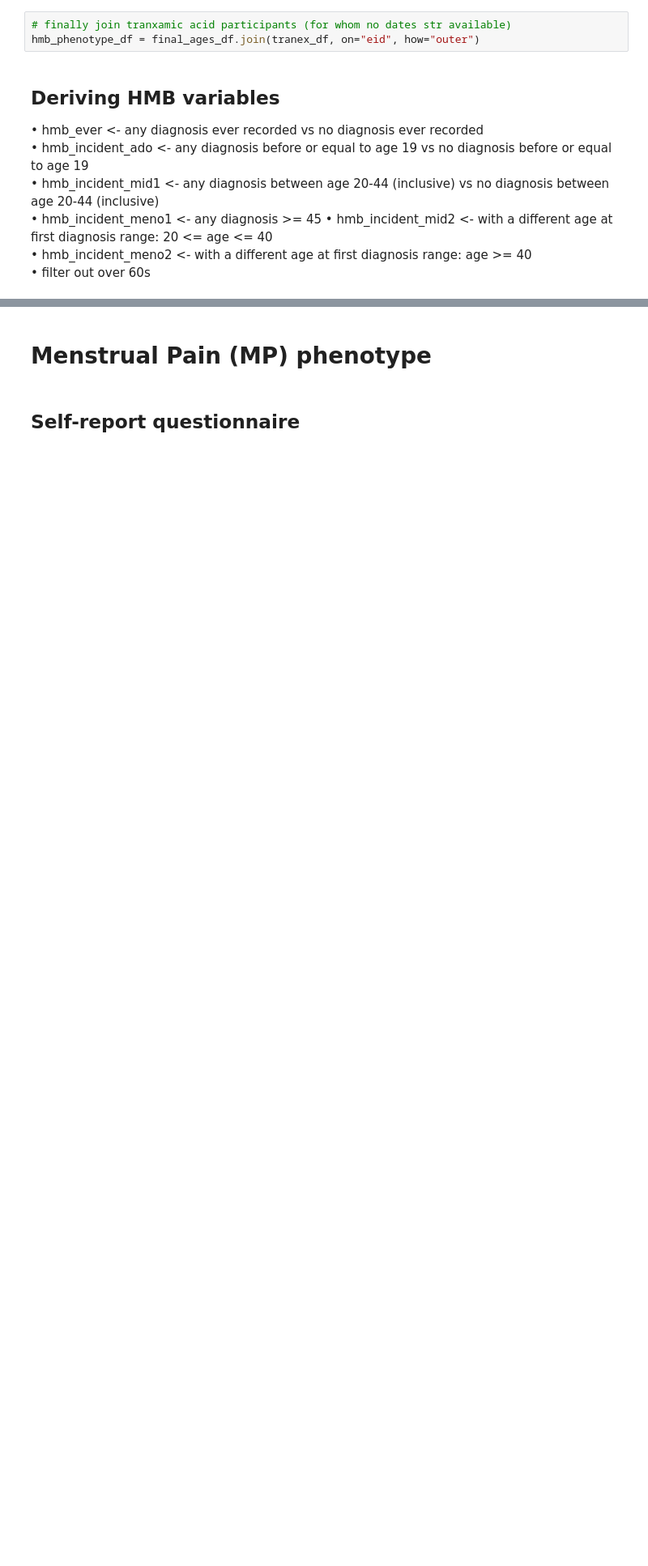
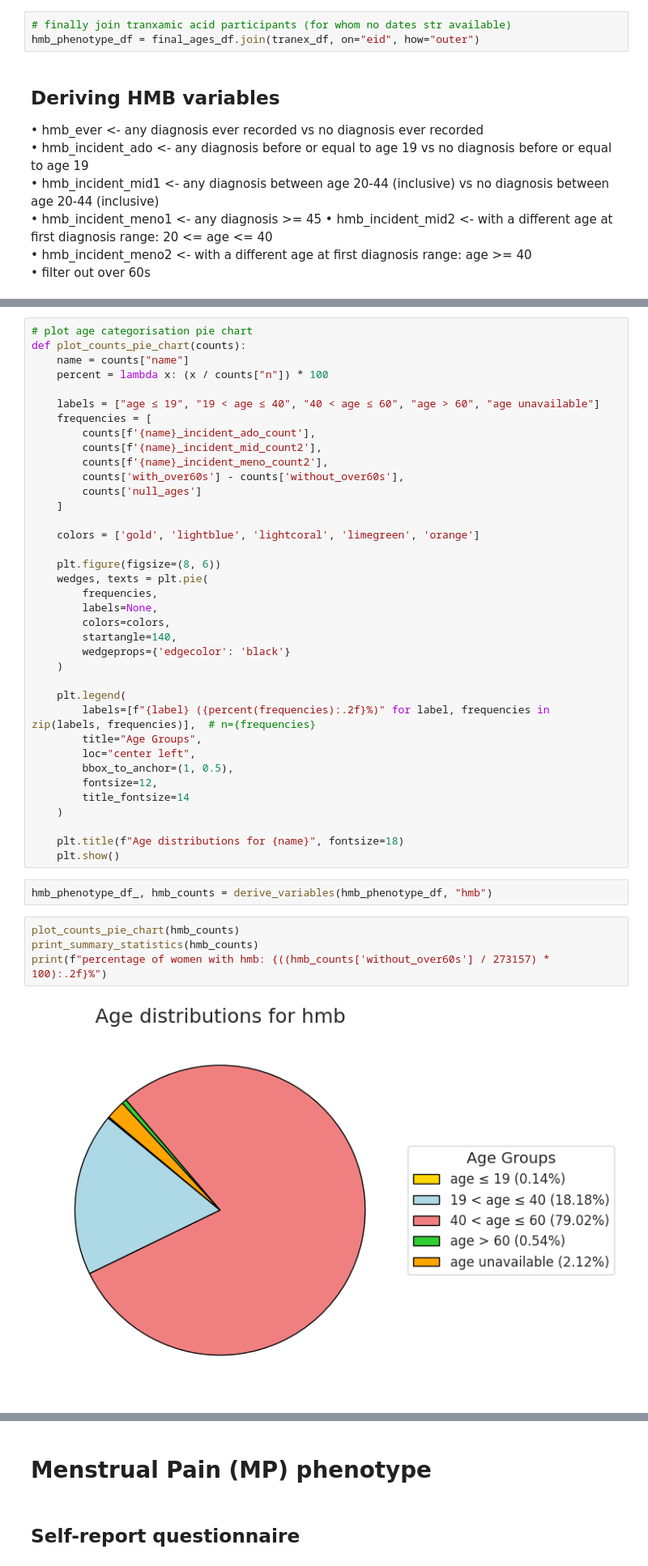
Before and after one commit to adamelkholyy/ukbython, a Jupyter notebook: main.ipynb, the cells around one changed output, grey strips where cells are left out. Shown at 81% size. Saved outputs shown, nothing was run; the diff lists cells and outputs as text; blank space fills up the shorter version.

```diff
--- a/main.ipynb
+++ b/main.ipynb
@@ -305,0 +299,45 @@ hmb_phenotype.csv saved successfully
+# %%
+# plot age categorisation pie chart
+def plot_counts_pie_chart(counts):
+    name = counts["name"]
+    percent = lambda x: (x / counts["n"]) * 100
+
+    labels = ["age ≤ 19", "19 < age ≤ 40", "40 < age ≤ 60", "age > 60", "age unavailable"]
+    frequencies = [
+        counts[f'{name}_incident_ado_count'],
+        counts[f'{name}_incident_mid_count2'],
+        counts[f'{name}_incident_meno_count2'],
+        counts['with_over60s'] - counts['without_over60s'],
+        counts['null_ages']
+    ]
+
+    colors = ['gold', 'lightblue', 'lightcoral', 'limegreen', 'orange']
+
+    plt.figure(figsize=(8, 6))
+    wedges, texts = plt.pie(
+        frequencies,
+        labels=None,
+        colors=colors,
+        startangle=140,
+        wedgeprops={'edgecolor': 'black'}
+    )
+
+    plt.legend(
+        labels=[f"{label} ({percent(frequencies):.2f}%)" for label, frequencies in zip(labels, frequencies)],  # n={frequencies}
+        title="Age Groups",
+        loc="center left",
+        bbox_to_anchor=(1, 0.5),
+        fontsize=12,
+        title_fontsize=14
+    )
+
+    plt.title(f"Age distributions for {name}", fontsize=18)
+    plt.show()
+# %%
+hmb_phenotype_df_, hmb_counts = derive_variables(hmb_phenotype_df, "hmb")
+# %%
+plot_counts_pie_chart(hmb_counts)
+print_summary_statistics(hmb_counts)
+print(f"percentage of women with hmb: {((hmb_counts['without_over60s'] / 273157) * 100):.2f}%")
+# %% [output]
+[figure, added]
```
Also changed, not shown: parts of 19 cells of this notebook, 1 other file.
